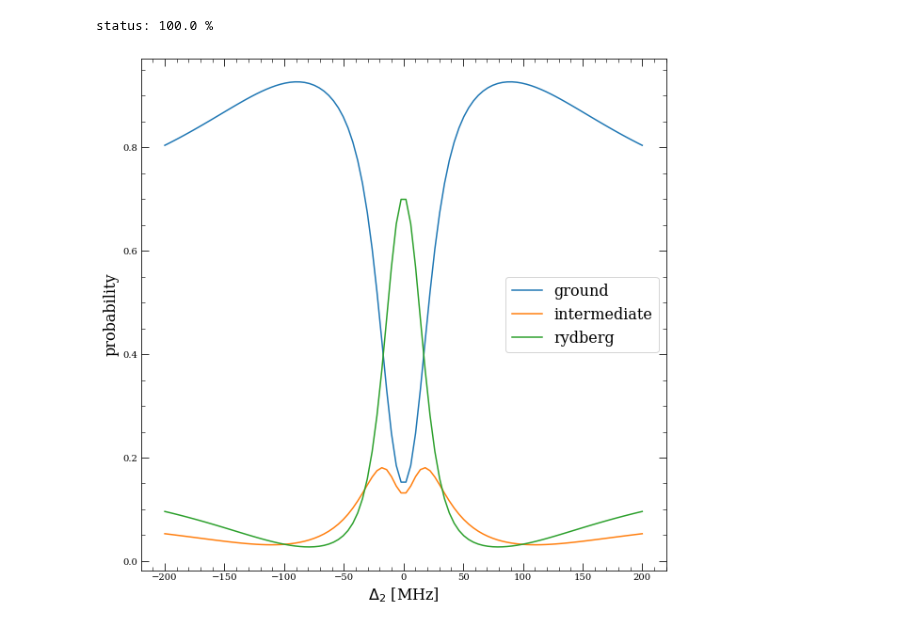
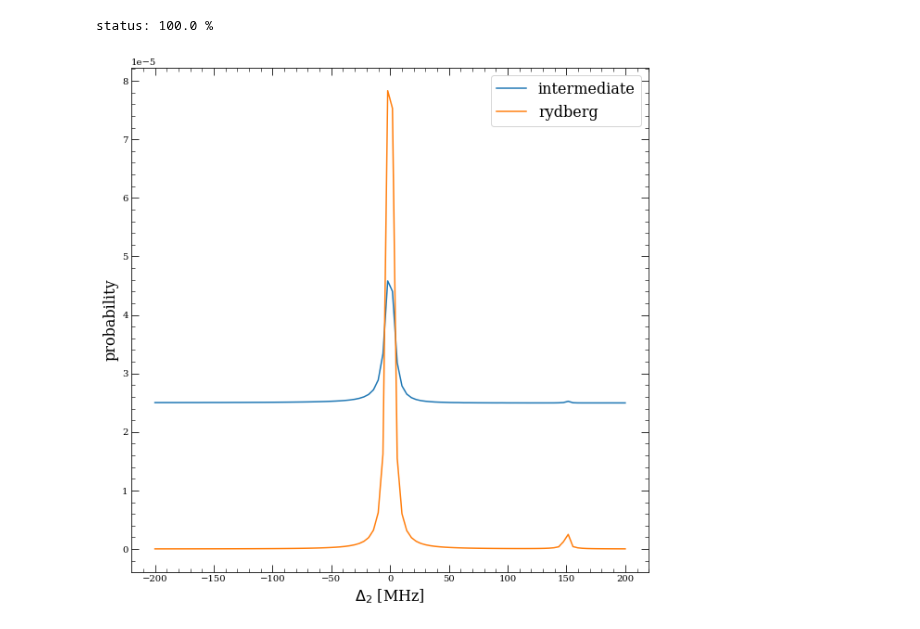
Before and after one commit to Valerio-Amico/Lab-Rydberg, a Jupyter notebook: open_quantum_systems/single_atom/non_interacting_explained.ipynb, the cells around one changed output. Saved outputs shown, nothing was run; the diff lists cells and outputs as text; code cells hidden in the pictures.

```diff
--- a/open_quantum_systems/single_atom/non_interacting_explained.ipynb
+++ b/open_quantum_systems/single_atom/non_interacting_explained.ipynb
@@ -104,7 +104,7 @@ psi0[2,2] = 1
 # jump operators
 Gamma_i = 8
 Gamma_ry = 0.002
-def_ry = 0
+def_ry = 4.4
 def_i = 0
 
 S_minus_i = qtp.Qobj(Gamma_i**(1/2)*(np.array([[0,1,0,1],[0,0,0,0],[0,0,0,0],[0,0,0,0]])))
@@ -145,24 +145,24 @@ plt.show()
 # %% [markdown]
 Try to see EIT with this model
 # %%
-Om_b = 30
-Om_r = 2
+Om_b = 1.5
+Om_r = 1.58
 Om_d = 0
-Delta = 0
+Delta = 150
 delta = 0
 N_states = 4
 
 steps = 1000
-time = 20
+time = 10
 times = np.linspace(0, time, steps)
 
 psi0 = np.zeros([4,4])
-psi0[2,2] = 1
+psi0[0,0] = 1
 
 # jump operators
 Gamma_i = 8
 Gamma_ry = 0.001
-def_ry = 5
+def_ry = 4
 def_i = 0
 
 S_minus_i = qtp.Qobj(Gamma_i**(1/2)*(np.array([[0,1,0,1],[0,0,0,0],[0,0,0,0],[0,0,0,0]])))
@@ -177,10 +177,10 @@ result = qtp.mesolve(qtp.Qobj(H()), qtp.Qobj(psi0), times, c_ops = Jump_ops)
 N_points = 100
 deltas = np.linspace(-200,200,N_points)
 results = []
-for i, Delta in enumerate(deltas):
+for i, delta in enumerate(deltas):
     clear_output(wait=True)
     print("status: %.1f %%"%((i+1)/N_points*100))
-    delta = Delta
+
     result = qtp.mesolve(qtp.Qobj(H()), qtp.Qobj(psi0), times, c_ops = Jump_ops)
     results.append(result.states[-1])
 # %% [output]
@@ -188,14 +188,16 @@ status: 100.0 %
 # %%
 populations = {}
 for l, label in enumerate(labels):
-    populations[label] = [np.trace(np.dot(results[i],projector(l,l))) for i in range(N_points)]
+    if l==1: projector_ = projector(1,1) + projector(3,3)
+    else: projector_ = projector(l,l)
+    populations[label] = [np.trace(np.dot(results[i],projector_)) for i in range(N_points)]
 
 plt.figure(figsize=(10,10))
-for l, label in enumerate(labels):
-    plt.plot(deltas, populations[label], label = labels[l])
+for l, label in enumerate(labels[1:]):
+    plt.plot(deltas, populations[label], label = label)
 plt.xlabel("$\Delta_2$ [MHz]", fontsize=16)
 plt.ylabel("probability", fontsize=16)
 plt.legend(fontsize=16)
 plt.show()
 # %% [output]
-[figure, old version]
+[figure, new version]
```
Also changed, not shown: parts of 1 cell of this notebook, 4 other files.
